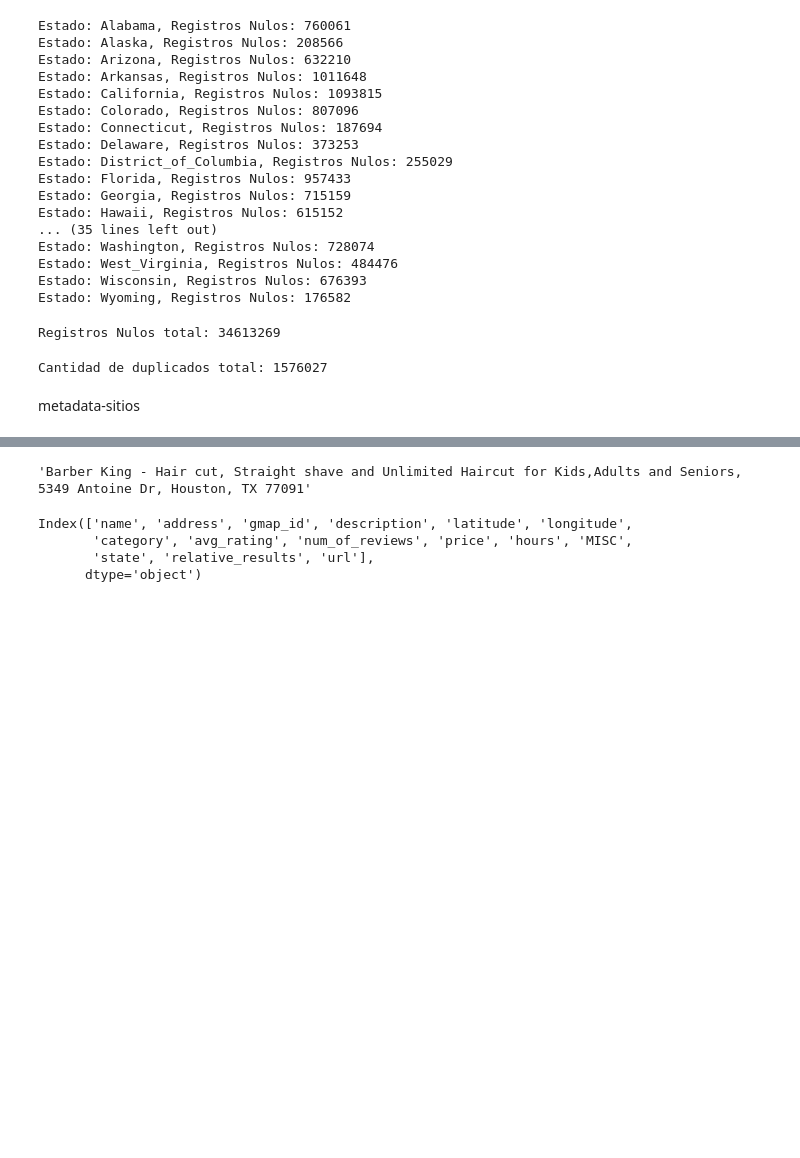
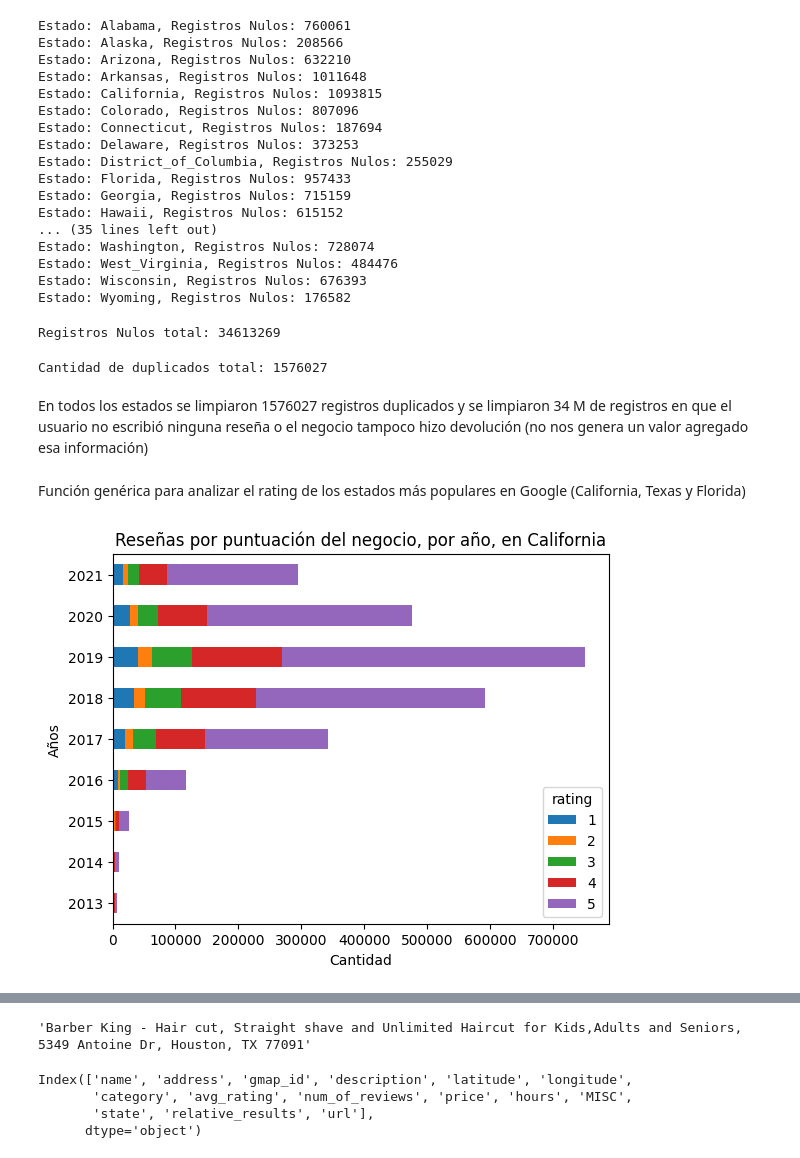
Before and after one commit to claudiogit2019/Proyecto-final, a Jupyter notebook: EDA-GoogleMaps.ipynb, the cells around one changed output, grey strips where cells are left out. Cells and saved outputs as stored; diff of their text form; code cells hidden in the pictures; blank space fills up the shorter version.

Commit message:
Revision-15-dic

```diff
--- a/EDA-GoogleMaps.ipynb
+++ b/EDA-GoogleMaps.ipynb
@@ -158,5 +171,41 @@ Registros Nulos total: 34613269
 print(f"Cantidad de duplicados total: {cantidad_duplicados}")
 # %% [output]
 Cantidad de duplicados total: 1576027
-# %% [markdown]
-metadata-sitios
+# %% [markdown]
+En todos los estados se limpiaron 1576027 registros duplicados y se limpiaron 34 M de registros en que el usuario no escribió ninguna reseña o el negocio tampoco hizo devolución (no nos genera un valor agregado esa información)
+# %% [markdown]
+Función genérica para analizar el rating de los estados más populares en Google (California, Texas y Florida)
+# %%
+def analizar_resenas_por_anio(df_estado, estado, revisiones_minimas = 5000):
+
+    # Asignamos la columna "time" como datetime
+    df_estado["time"] = pd.to_datetime(df_estado["time"])
+
+    # Agrupa los datos por año y cuenta la cantidad de revisiones
+    conteo_por_año = df_estado['time'].dt.year.value_counts()
+
+    # Filtra los años que tienen al menos el número mínimo de revisiones
+    años_con_suficientes_revisiones = conteo_por_año[conteo_por_año >= revisiones_minimas].index
+
+    # Filtra el DataFrame original para el estado y años con suficientes revisiones
+    df_filtrado = df_estado[df_estado['time'].dt.year.isin(años_con_suficientes_revisiones)]
+
+    # Agrupa los datos por año y por escala de valores
+    agrupado_filtrado = df_filtrado.groupby([df_filtrado['time'].dt.year, 'rating']).size()
+
+    # Crea un gráfico de barras apiladas
+    agrupado_filtrado.unstack().plot(kind='barh', stacked=True)
+
+    # Agrega etiquetas y título
+    plt.xlabel('Cantidad')
+    plt.ylabel('Años')
+    plt.title(f'Reseñas por puntuación del negocio, por año, en {estado}')
+
+    # Muestra el gráfico
+    plt.show()
+# %%
+# Número 1. California
+df = pd.read_csv("Datasets/Google Maps/review-estados-clean/review-California.csv")
+analizar_resenas_por_anio(df, estado = "California", revisiones_minimas=5000)
+# %% [output]
+[figure, added]
```
Also changed, not shown: parts of 63 cells of this notebook, 1 other file.
